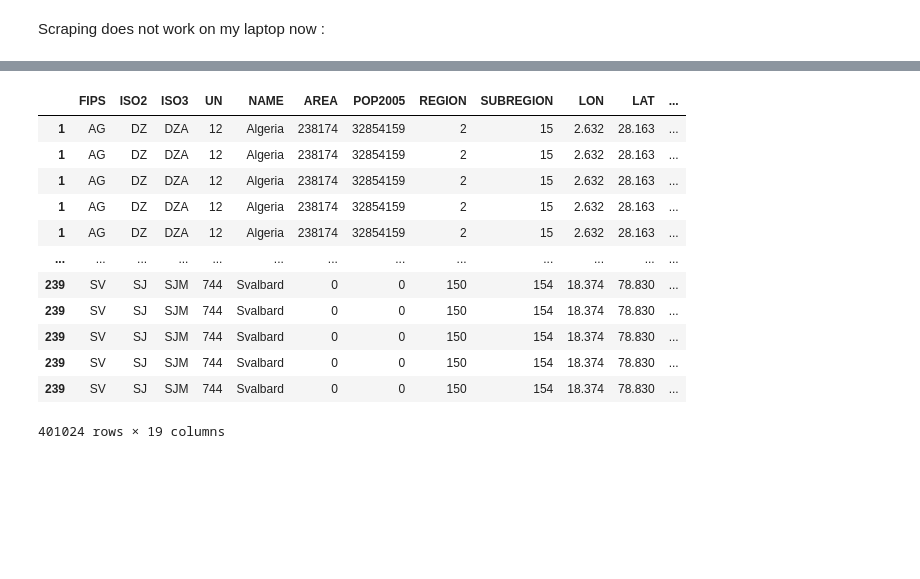
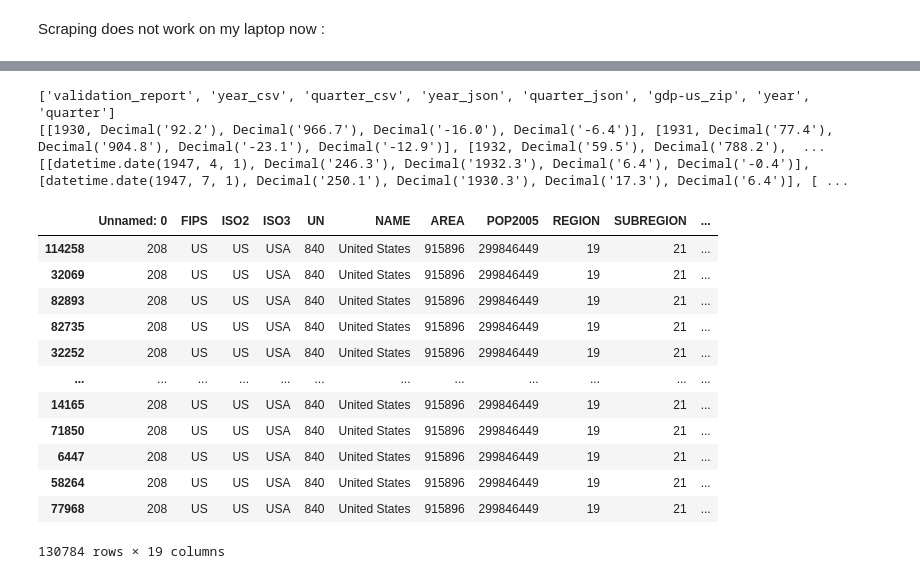
Before and after one commit to rubenkerkhofs/modern-data-analytics, a Jupyter notebook: Geo-Pandas FINALLY.ipynb, the cells around one changed output, grey strips where cells are left out. Drawn from its saved outputs; the diff is of its cells as text; code cells hidden in the pictures; blank space fills up the shorter version.

```diff
--- a/Geo-Pandas FINALLY.ipynb
+++ b/Geo-Pandas FINALLY.ipynb
@@ -80,16 +67,16 @@ final_gdf = gpd.sjoin(gdf, gdf2, how="inner")
-# %%
-final_gdf
-# %% [output]
-|  | FIPS | ISO2 | ISO3 | UN | NAME | AREA | POP2005 | REGION | SUBREGION | LON | LAT | ... |
-| 1 | AG | DZ | DZA | 12 | Algeria | 238174 | 32854159 | 2 | 15 | 2.632 | 28.163 | ... |
-| 1 | AG | DZ | DZA | 12 | Algeria | 238174 | 32854159 | 2 | 15 | 2.632 | 28.163 | ... |
-| 1 | AG | DZ | DZA | 12 | Algeria | 238174 | 32854159 | 2 | 15 | 2.632 | 28.163 | ... |
-| 1 | AG | DZ | DZA | 12 | Algeria | 238174 | 32854159 | 2 | 15 | 2.632 | 28.163 | ... |
-| 1 | AG | DZ | DZA | 12 | Algeria | 238174 | 32854159 | 2 | 15 | 2.632 | 28.163 | ... |
-| ... | ... | ... | ... | ... | ... | ... | ... | ... | ... | ... | ... | ... |
-| 239 | SV | SJ | SJM | 744 | Svalbard | 0 | 0 | 150 | 154 | 18.374 | 78.830 | ... |
-| 239 | SV | SJ | SJM | 744 | Svalbard | 0 | 0 | 150 | 154 | 18.374 | 78.830 | ... |
-| 239 | SV | SJ | SJM | 744 | Svalbard | 0 | 0 | 150 | 154 | 18.374 | 78.830 | ... |
-| 239 | SV | SJ | SJM | 744 | Svalbard | 0 | 0 | 150 | 154 | 18.374 | 78.830 | ... |
-| 239 | SV | SJ | SJM | 744 | Svalbard | 0 | 0 | 150 | 154 | 18.374 | 78.830 | ... |
-401024 rows × 19 columns
+# %%
+from datapackage import Package
+
+package = Package('https://datahub.io/core/gdp-us/datapackage.json')
+
+# print list of all resources:
+print(package.resource_names)
+
+# print processed tabular data (if exists any)
+for resource in package.resources:
+    if resource.descriptor['datahub']['type'] == 'derived/csv':
+        print(resource.read())
+# %% [output]
+['validation_report', 'year_csv', 'quarter_csv', 'year_json', 'quarter_json', 'gdp-us_zip', 'year', 'quarter']
+[[1930, Decimal('92.2'), Decimal('966.7'), Decimal('-16.0'), Decimal('-6.4')], [1931, Decimal('77.4'), Decimal('904.8'), Decimal('-23.1'), Decimal('-12.9')], [1932, Decimal('59.5'), Decimal('788.2'),  ...
+[[datetime.date(1947, 4, 1), Decimal('246.3'), Decimal('1932.3'), Decimal('6.4'), Decimal('-0.4')], [datetime.date(1947, 7, 1), Decimal('250.1'), Decimal('1930.3'), Decimal('17.3'), Decimal('6.4')], [ ...
@@ -95,0 +85,16 @@ final_gdf
+# %%
+dfnasaUS.sort_values(by=["time"])
+# %% [output]
+|  | Unnamed: 0 | FIPS | ISO2 | ISO3 | UN | NAME | AREA | POP2005 | REGION | SUBREGION | ... |
+| 114258 | 208 | US | US | USA | 840 | United States | 915896 | 299846449 | 19 | 21 | ... |
+| 32069 | 208 | US | US | USA | 840 | United States | 915896 | 299846449 | 19 | 21 | ... |
+| 82893 | 208 | US | US | USA | 840 | United States | 915896 | 299846449 | 19 | 21 | ... |
+| 82735 | 208 | US | US | USA | 840 | United States | 915896 | 299846449 | 19 | 21 | ... |
+| 32252 | 208 | US | US | USA | 840 | United States | 915896 | 299846449 | 19 | 21 | ... |
+| ... | ... | ... | ... | ... | ... | ... | ... | ... | ... | ... | ... |
+| 14165 | 208 | US | US | USA | 840 | United States | 915896 | 299846449 | 19 | 21 | ... |
+| 71850 | 208 | US | US | USA | 840 | United States | 915896 | 299846449 | 19 | 21 | ... |
+| 6447 | 208 | US | US | USA | 840 | United States | 915896 | 299846449 | 19 | 21 | ... |
+| 58264 | 208 | US | US | USA | 840 | United States | 915896 | 299846449 | 19 | 21 | ... |
+| 77968 | 208 | US | US | USA | 840 | United States | 915896 | 299846449 | 19 | 21 | ... |
+130784 rows × 19 columns
```
Also changed, not shown: parts of 29 cells of this notebook, 5 other files.
